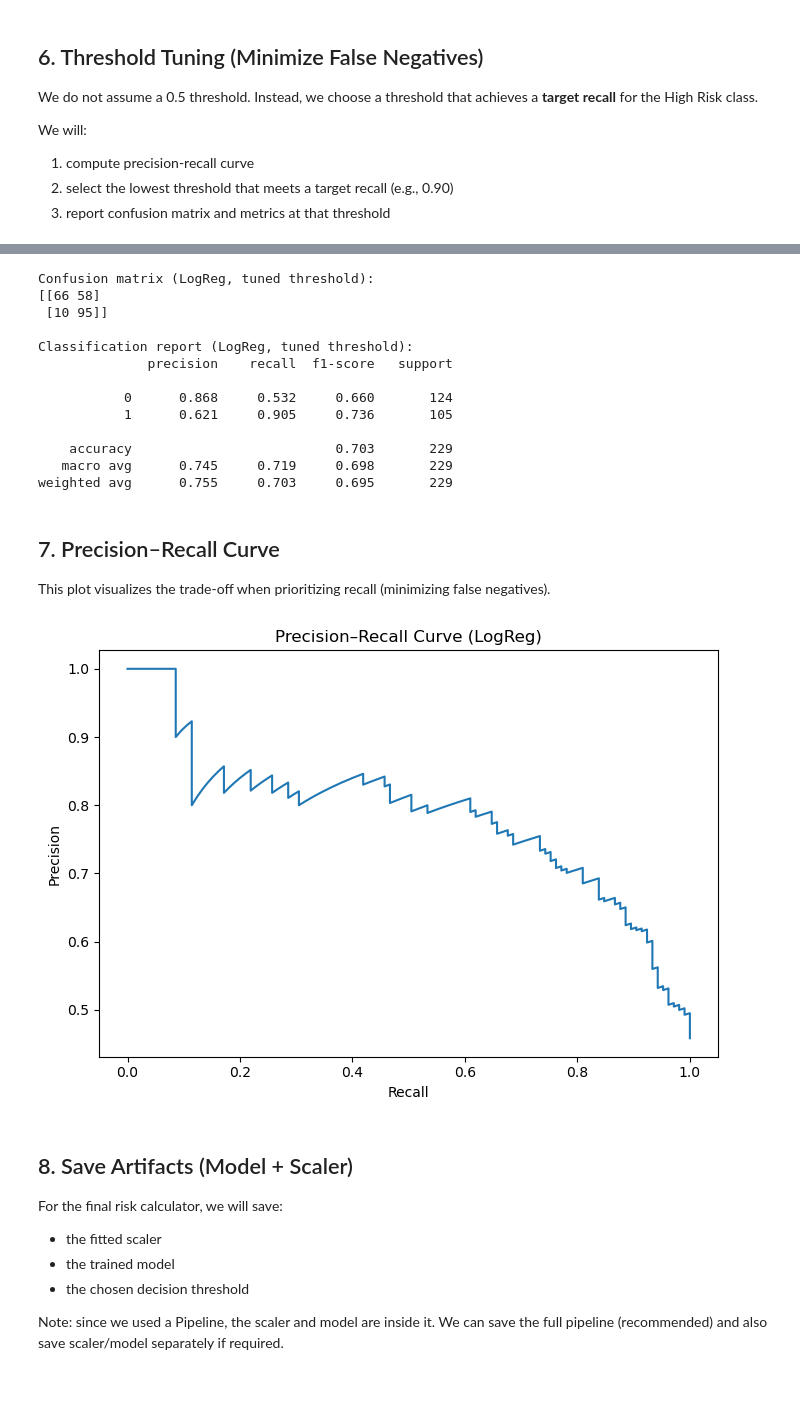
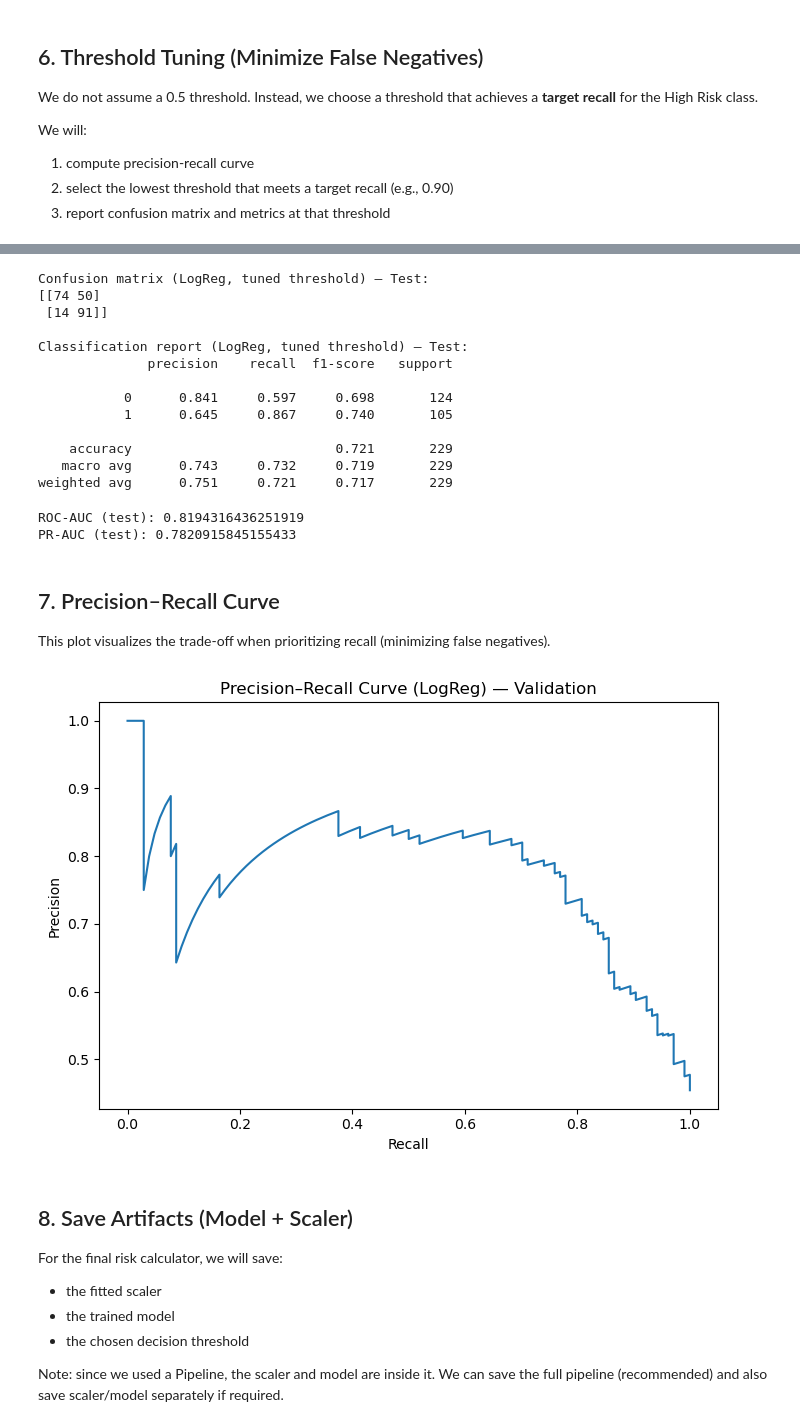
Before and after one commit to Martukigl/wine-analysis-project, a Jupyter notebook: notebooks/04_risk_modeling.ipynb, the cells around one changed output, grey strips where cells are left out. Cells and saved outputs as stored; diff of their text form; code cells hidden in the pictures; blank space fills up the shorter version.

```diff
--- a/notebooks/04_risk_modeling.ipynb
+++ b/notebooks/04_risk_modeling.ipynb
@@ -214,6 +231,11 @@ We train a Logistic Regression model using:
 - **Class weights** to counter imbalance
 - Probability outputs to enable **threshold tuning** for high recall
 # %%
+from sklearn.pipeline import Pipeline
+from sklearn.preprocessing import StandardScaler
+from sklearn.linear_model import LogisticRegression
+from sklearn.metrics import confusion_matrix, classification_report, roc_auc_score, average_precision_score
+
 logreg_pipe = Pipeline(steps=[
     ("scaler", StandardScaler()),
     ("model", LogisticRegression(
@@ -225,14 +247,14 @@ logreg_pipe = Pipeline(steps=[
 
 logreg_pipe.fit(X_train, y_train)
 
-y_prob = logreg_pipe.predict_proba(X_test)[:, 1]
-y_pred_default = (y_prob >= 0.5).astype(int)
+y_prob_val = logreg_pipe.predict_proba(X_val)[:, 1]
+y_pred_default_val = (y_prob_val >= 0.5).astype(int)
 
-print("Confusion matrix (LogReg, threshold=0.5):")
-print(confusion_matrix(y_test, y_pred_default))
-print("\nClassification report (LogReg, threshold=0.5):")
-print(classification_report(y_test, y_pred_default, digits=3))
+print("Confusion matrix (LogReg, threshold=0.5) — Validation:")
+print(confusion_matrix(y_val, y_pred_default_val))
+print("\nClassification report (LogReg, threshold=0.5) — Validation:")
+print(classification_report(y_val, y_pred_default_val, digits=3))
 
-print("\nROC-AUC:", roc_auc_score(y_test, y_prob))
-print("PR-AUC:", average_precision_score(y_test, y_prob))
+print("\nROC-AUC (val):", roc_auc_score(y_val, y_prob_val))
+print("PR-AUC (val):", average_precision_score(y_val, y_prob_val))
 # %% [output]
@@ -294,42 +323,51 @@ Recall at threshold: 0.9047619047619048
 if best_thr is None:
     print("No threshold meets the target recall. Consider lowering TARGET_RECALL.")
 else:
-    y_pred_tuned = (y_prob >= best_thr).astype(int)
+    y_pred_test = (y_prob_test >= best_thr).astype(int)
 
-    print("Confusion matrix (LogReg, tuned threshold):")
-    print(confusion_matrix(y_test, y_pred_tuned))
-    print("\nClassification report (LogReg, tuned threshold):")
-    print(classification_report(y_test, y_pred_tuned, digits=3))
+    print("Confusion matrix (LogReg, tuned threshold) — Test:")
+    print(confusion_matrix(y_test, y_pred_test))
+    print("\nClassification report (LogReg, tuned threshold) — Test:")
+    print(classification_report(y_test, y_pred_test, digits=3))
 # %% [output]
-Confusion matrix (LogReg, tuned threshold):
-[[66 58]
- [10 95]]
+Confusion matrix (LogReg, tuned threshold) — Test:
+[[74 50]
+ [14 91]]
 
-Classification report (LogReg, tuned threshold):
+Classification report (LogReg, tuned threshold) — Test:
               precision    recall  f1-score   support
 
-           0      0.868     0.532     0.660       124
-           1      0.621     0.905     0.736       105
+           0      0.841     0.597     0.698       124
+           1      0.645     0.867     0.740       105
 
-    accuracy                          0.703       229
-   macro avg      0.745     0.719     0.698       229
-weighted avg      0.755     0.703     0.695       229
+    accuracy                          0.721       229
+   macro avg      0.743     0.732     0.719       229
+weighted avg      0.751     0.721     0.717       229
+# %%
+print("ROC-AUC (test):", roc_auc_score(y_test, y_prob_test))
+print("PR-AUC (test):", average_precision_score(y_test, y_prob_test))
+# %% [output]
+ROC-AUC (test): 0.8194316436251919
+PR-AUC (test): 0.7820915845155433
 # %% [markdown]
 ## 7. Precision–Recall Curve
 
 This plot visualizes the trade-off when prioritizing recall (minimizing false negatives).
 # %%
-precision, recall, _ = precision_recall_curve(y_test, y_prob)
+from sklearn.metrics import precision_recall_curve
+import matplotlib.pyplot as plt
 
-plt.figure(figsize=(7,5))
+precision, recall, _ = precision_recall_curve(y_val, y_prob_val)
+
+plt.figure(figsize=(7, 5))
 plt.plot(recall, precision)
 plt.xlabel("Recall")
 plt.ylabel("Precision")
-plt.title("Precision–Recall Curve (LogReg)")
+plt.title("Precision–Recall Curve (LogReg) — Validation")
 plt.tight_layout()
 plt.show()
 # %% [output]
-[figure, old version]
+[figure, new version]
 # %% [markdown]
 ## 8. Save Artifacts (Model + Scaler)
 
```
Also changed, not shown: parts of 28 cells of this notebook, 1 other file.
